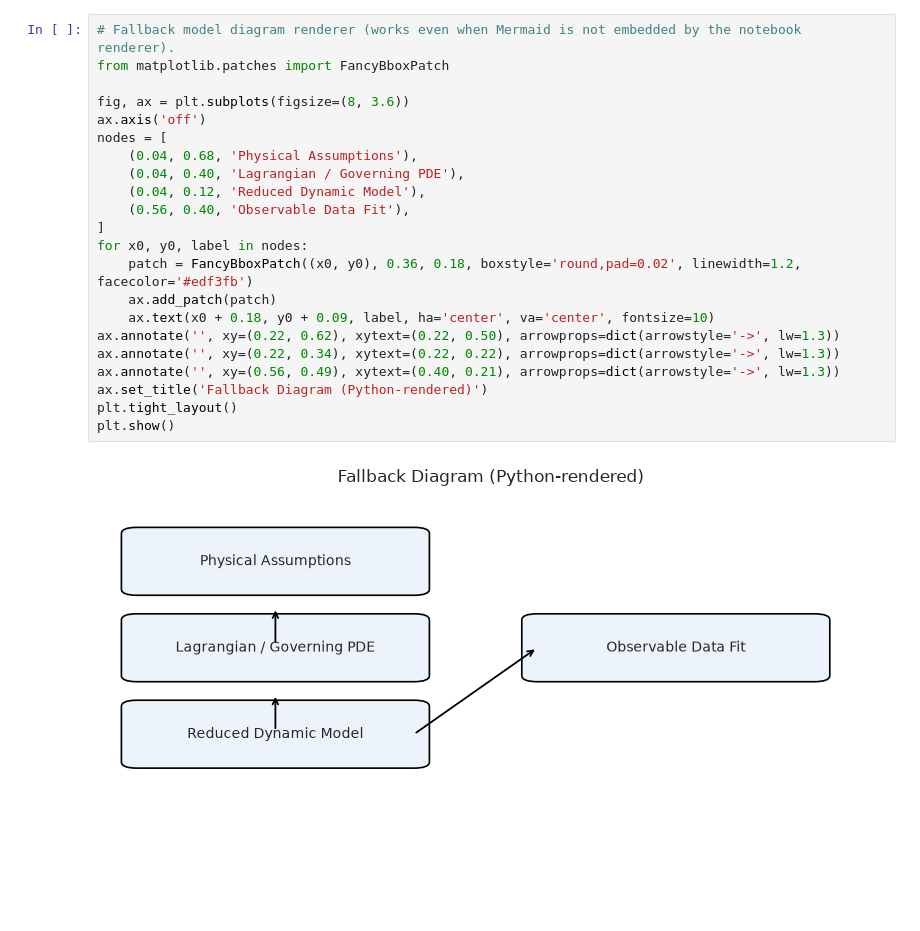
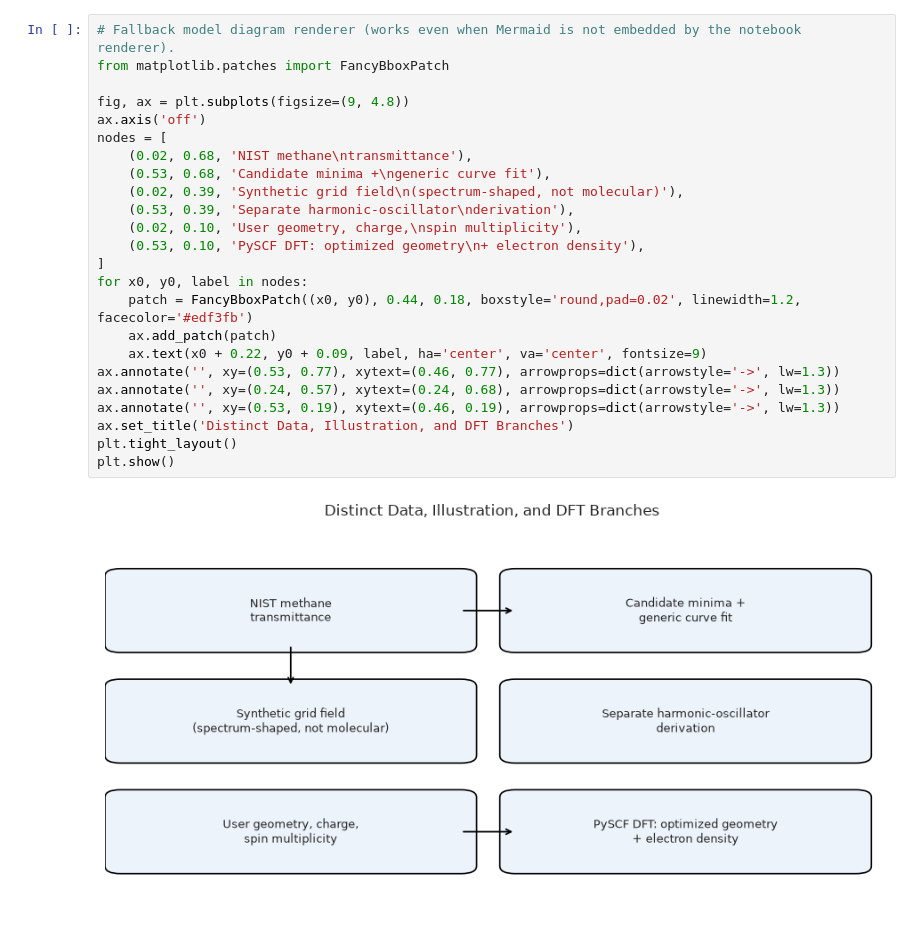
Before and after one commit to mikdunn/hamiltonian_and_lagrangian_sims_and_fun, a Jupyter notebook: projects/16_molecular_waves/16_molecular_waves_equations_and_derivation.ipynb, the cells around one changed output. Cells and saved outputs as stored; diff of their text form; blank space fills up the shorter version.

```diff
--- a/projects/16_molecular_waves/16_molecular_waves_equations_and_derivation.ipynb
+++ b/projects/16_molecular_waves/16_molecular_waves_equations_and_derivation.ipynb
@@ -128,25 +138,27 @@ DATA_SOURCES = [
 # %%
 # Fallback model diagram renderer (works even when Mermaid is not embedded by the notebook renderer).
 from matplotlib.patches import FancyBboxPatch
 
-fig, ax = plt.subplots(figsize=(8, 3.6))
+fig, ax = plt.subplots(figsize=(9, 4.8))
 ax.axis('off')
 nodes = [
-    (0.04, 0.68, 'Physical Assumptions'),
-    (0.04, 0.40, 'Lagrangian / Governing PDE'),
-    (0.04, 0.12, 'Reduced Dynamic Model'),
-    (0.56, 0.40, 'Observable Data Fit'),
+    (0.02, 0.68, 'NIST methane\ntransmittance'),
+    (0.53, 0.68, 'Candidate minima +\ngeneric curve fit'),
+    (0.02, 0.39, 'Synthetic grid field\n(spectrum-shaped, not molecular)'),
+    (0.53, 0.39, 'Separate harmonic-oscillator\nderivation'),
+    (0.02, 0.10, 'User geometry, charge,\nspin multiplicity'),
+    (0.53, 0.10, 'PySCF DFT: optimized geometry\n+ electron density'),
 ]
 for x0, y0, label in nodes:
-    patch = FancyBboxPatch((x0, y0), 0.36, 0.18, boxstyle='round,pad=0.02', linewidth=1.2, facecolor='#edf3fb')
+    patch = FancyBboxPatch((x0, y0), 0.44, 0.18, boxstyle='round,pad=0.02', linewidth=1.2, facecolor='#edf3fb')
     ax.add_patch(patch)
-    ax.text(x0 + 0.18, y0 + 0.09, label, ha='center', va='center', fontsize=10)
-ax.annotate('', xy=(0.22, 0.62), xytext=(0.22, 0.50), arrowprops=dict(arrowstyle='->', lw=1.3))
-ax.annotate('', xy=(0.22, 0.34), xytext=(0.22, 0.22), arrowprops=dict(arrowstyle='->', lw=1.3))
-ax.annotate('', xy=(0.56, 0.49), xytext=(0.40, 0.21), arrowprops=dict(arrowstyle='->', lw=1.3))
-ax.set_title('Fallback Diagram (Python-rendered)')
+    ax.text(x0 + 0.22, y0 + 0.09, label, ha='center', va='center', fontsize=9)
+ax.annotate('', xy=(0.53, 0.77), xytext=(0.46, 0.77), arrowprops=dict(arrowstyle='->', lw=1.3))
+ax.annotate('', xy=(0.24, 0.57), xytext=(0.24, 0.68), arrowprops=dict(arrowstyle='->', lw=1.3))
+ax.annotate('', xy=(0.53, 0.19), xytext=(0.46, 0.19), arrowprops=dict(arrowstyle='->', lw=1.3))
+ax.set_title('Distinct Data, Illustration, and DFT Branches')
 plt.tight_layout()
 plt.show()
 # %% [output]
-[figure, old version]
+[figure, new version]
 # %%
```
Also changed, not shown: parts of 20 cells of this notebook, 21 other files.
